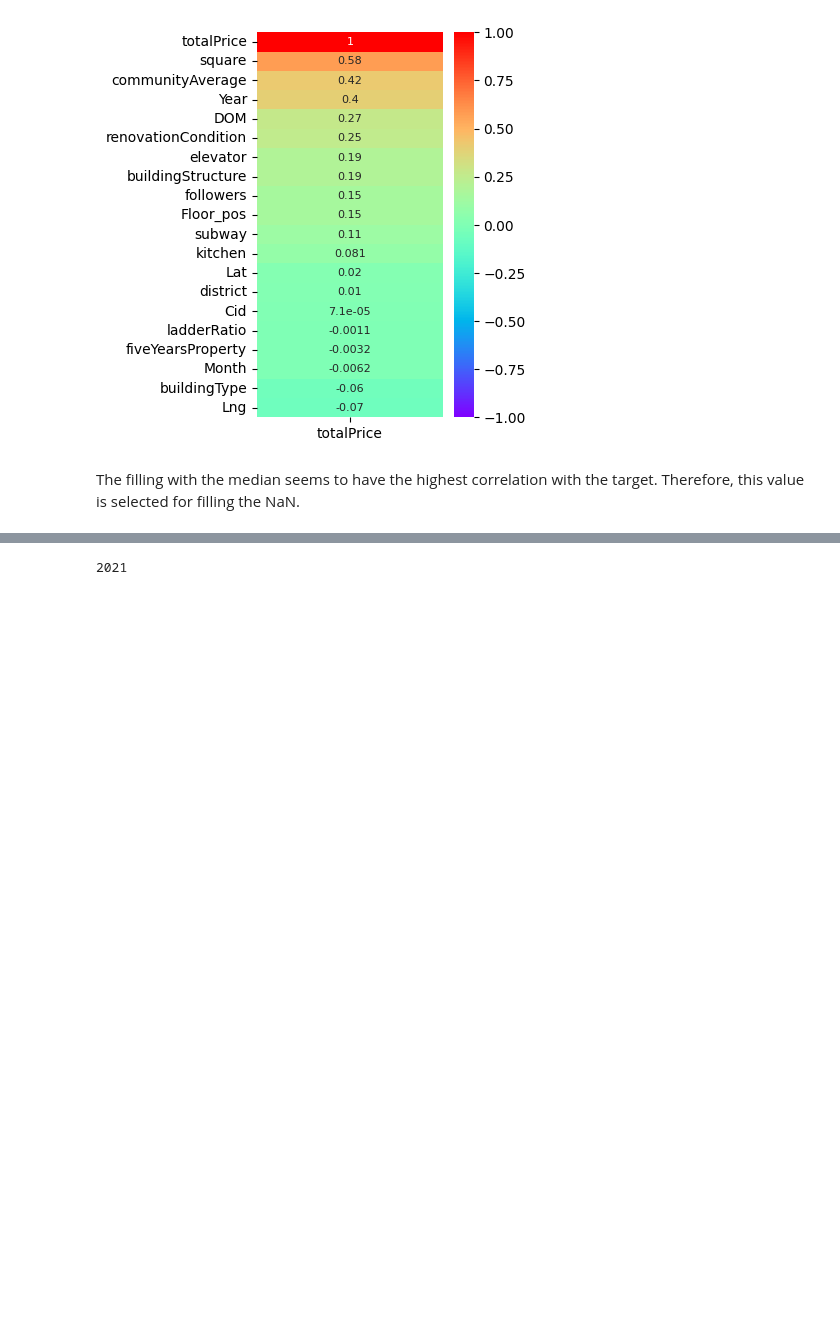
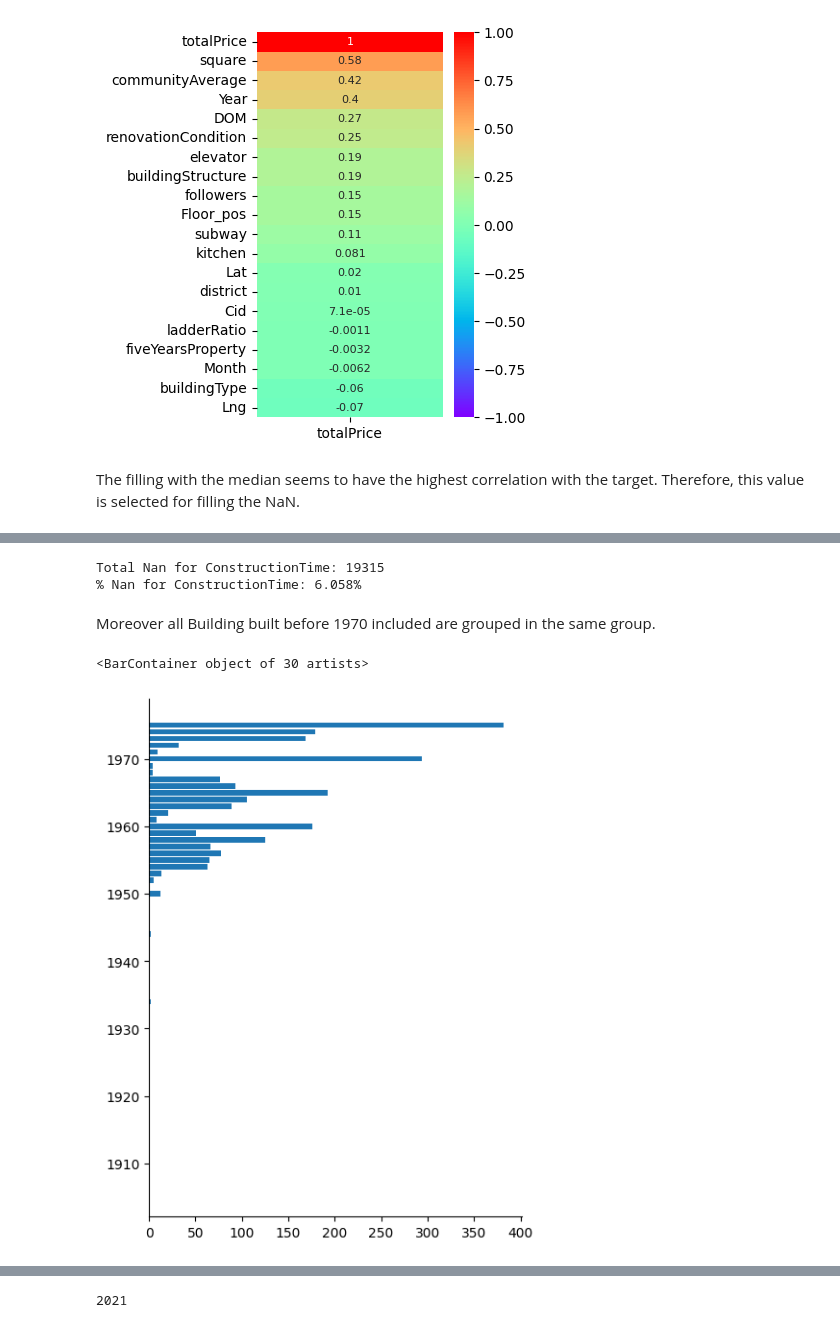
Before and after one commit to fabriziobasso/Time_Series_Files, a Jupyter notebook: Beijing_Housing.ipynb, the cells around one changed output, grey strips where cells are left out. Drawn from its saved outputs; the diff is of its cells as text; code cells hidden in the pictures; blank space fills up the shorter version.

```diff
--- a/Beijing_Housing.ipynb
+++ b/Beijing_Housing.ipynb
@@ -621,0 +676,14 @@ df['DOM'].fillna(df.groupby(['district', 'Year', 'follow_type'])['DOM'].transfor
+# %%
+print("Total Nan for ConstructionTime: {}".format(df.constructionTime.isna().sum()))
+print("% Nan for ConstructionTime: {}%".format(np.round(100*df.constructionTime.isna().sum()/len(df),3)))
+# %% [output]
+Total Nan for ConstructionTime: 19315
+% Nan for ConstructionTime: 6.058%
+# %% [markdown]
+Moreover all Building built before 1970 included are grouped in the same group.
+# %%
+plt.figure(figsize=(5,7))
+plt.barh(y=df[df["constructionTime"]<=1975.].groupby(["constructionTime"])["Lat"].count().index,width=df[df["constructionTime"]<=1975.].groupby(["constructionTime"])["Lat"].count().values)
+# %% [output]
+<BarContainer object of 30 artists>
+[figure, added]
```
Also changed, not shown: parts of 27 cells of this notebook.
